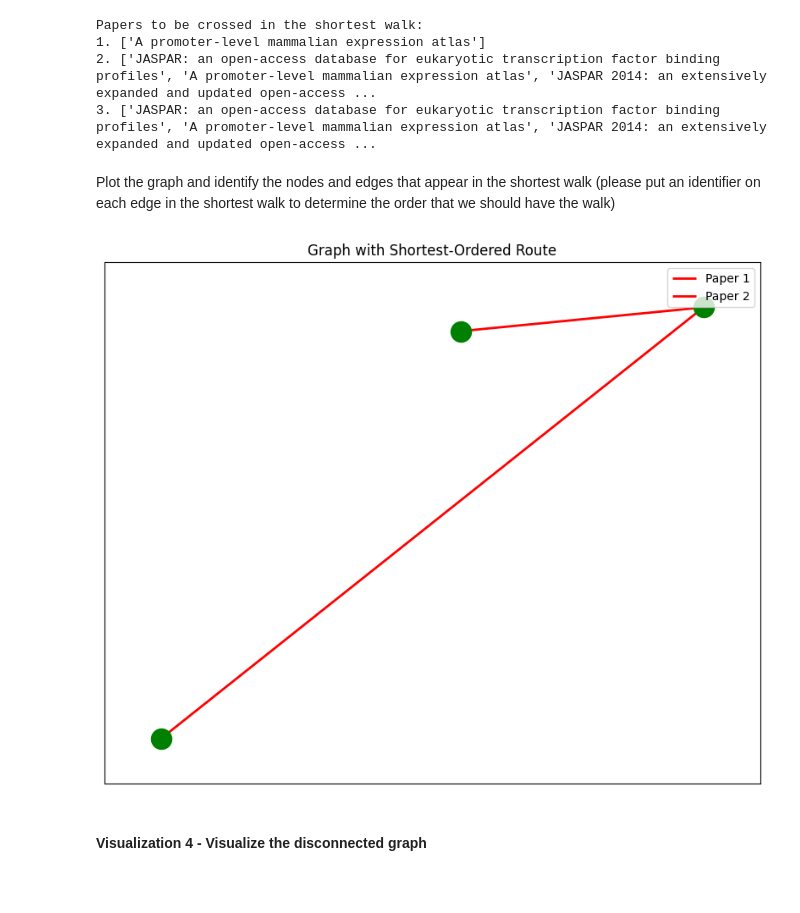
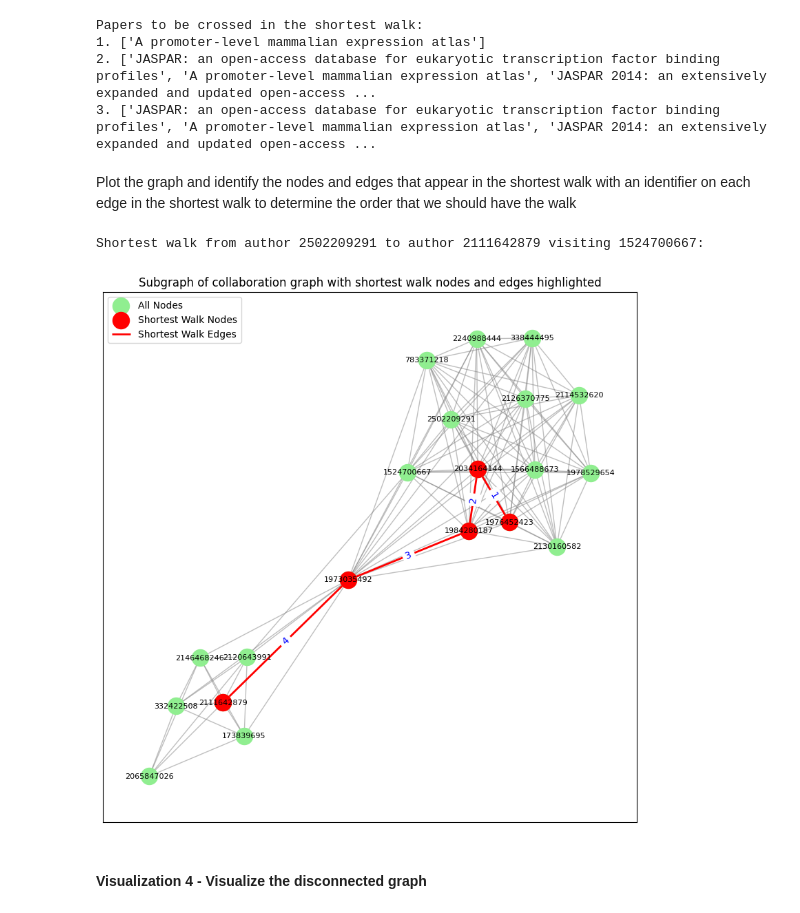
Before and after one commit to lauraaconcari/ADM_HW5, a Jupyter notebook: main.ipynb, the cells around one changed output. Saved outputs shown, nothing was run; the diff lists cells and outputs as text; code cells hidden in the pictures; blank space fills up the shorter version.

Commit message:
my last version of main

```diff
--- a/main.ipynb
+++ b/main.ipynb
@@ -723,26 +731,52 @@ Papers to be crossed in the shortest walk:
 2. ['JASPAR: an open‐access database for eukaryotic transcription factor binding profiles', 'A promoter-level mammalian expression atlas', 'JASPAR 2014: an extensively expanded and updated open-access ...
 3. ['JASPAR: an open‐access database for eukaryotic transcription factor binding profiles', 'A promoter-level mammalian expression atlas', 'JASPAR 2014: an extensively expanded and updated open-access ...
 # %% [markdown]
-Plot the graph and identify the nodes and edges that appear in the shortest walk (please put an identifier on each edge in the shortest walk to determine the order that we should have the walk)
+Plot the graph and identify the nodes and edges that appear in the shortest walk with an identifier on each edge in the shortest walk to determine the order that we should have the walk
-# %%
-# Plot the graph and identify the nodes and edges in the shortest walk
-plt.figure(figsize=(10,8))
-pos = nx.spring_layout(top_N_auth(collaboration_graph, N=100))
-
-# Highlight the nodes in the shortest walk
-for node in shortest_walk:
-    nx.draw_networkx_nodes(top_N_auth(collaboration_graph, N=100), pos, nodelist=[node], node_color='green', node_size=300)
-
-# Highlight the edges in the shortest walk
-for i in range(len(shortest_walk) - 1):
-    edge = (shortest_walk[i], shortest_walk[i + 1])
-    nx.draw_networkx_edges(top_N_auth(collaboration_graph, N=100), pos, edgelist=[edge], edge_color='red', width=2, label=f'Paper {i + 1}')
-
-plt.title("Graph with Shortest-Ordered Route")
-plt.legend()
-plt.show()
-# %% [output]
-[figure, removed]
+# %%
+def get_node_name(graph, node_id):
+    node_name = graph.nodes[node_id].get('name')
+    return str(node_name) if node_name is not None else str(node_id)
+# %%
+def visualize_shortest_route(graph, authors_sequence, start_author, end_author, N):
+
+    a_list = ", ".join(get_node_name(graph, aa) for aa in authors_sequence)
+
+    print(f"Shortest walk from author {get_node_name(graph, start_author)} to author {get_node_name(graph, end_author)} visiting {a_list}:")
+
+    # Plot the subgraph with all nodes and highlight those in the shortest walk
+    plt.figure(figsize=(10, 10))
+    pos = nx.spring_layout(graph)  # Use layout of the original graph
+
+    # Draw edges first
+    nx.draw_networkx_edges(graph, pos, edge_color='gray', width=1, alpha=0.5)
+
+    # Draw nodes next
+    nx.draw_networkx_nodes(graph, pos, node_color='lightgreen', label="All Nodes")
+
+    # Highlight nodes in the shortest walk
+    nx.draw_networkx_nodes(graph, pos, nodelist=shortest_walk, node_color='red', label="Shortest Walk Nodes")
+
+    # Highlight edges in the shortest walk with order numbers
+    edges_in_walk = [(shortest_walk[i], shortest_walk[i + 1]) for i in range(len(shortest_walk) - 1)]
+    edge_labels = {(edges_in_walk[i]): i + 1 for i in range(len(edges_in_walk))}
+    nx.draw_networkx_edges(graph, pos, edgelist=edges_in_walk, edge_color='red', width=2, label="Shortest Walk Edges")
+    nx.draw_networkx_edge_labels(graph, pos, edge_labels=edge_labels, font_color='blue')
+
+    # Draw labels last
+    nx.draw_networkx_labels(graph, pos, font_size=8)
+
+    plt.title("Subgraph of collaboration graph with shortest walk nodes and edges highlighted")
+    plt.legend()
+    plt.show()
+# %%
+a = [1524700667]
+start = 2502209291
+end = 2111642879
+N = 20
+visualize_shortest_route(top_N_auth(collaboration_graph, N=20), a, start, end, N)
+# %% [output]
+Shortest walk from author 2502209291 to author 2111642879 visiting 1524700667:
+[figure, added]
 # %% [markdown]
 #### **Visualization 4 - Visualize the disconnected graph**
 # %% [markdown]
```
Also changed, not shown: parts of 8 cells of this notebook.
